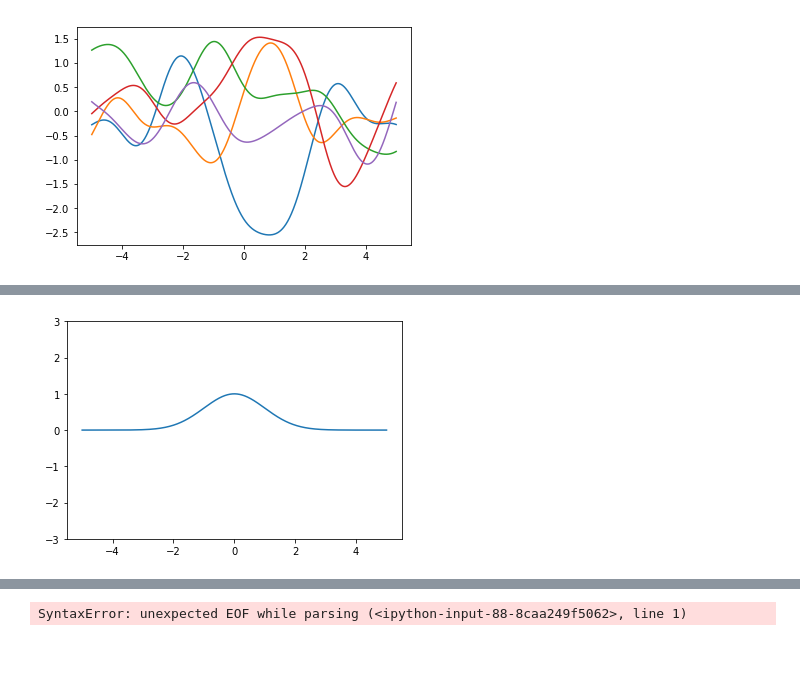
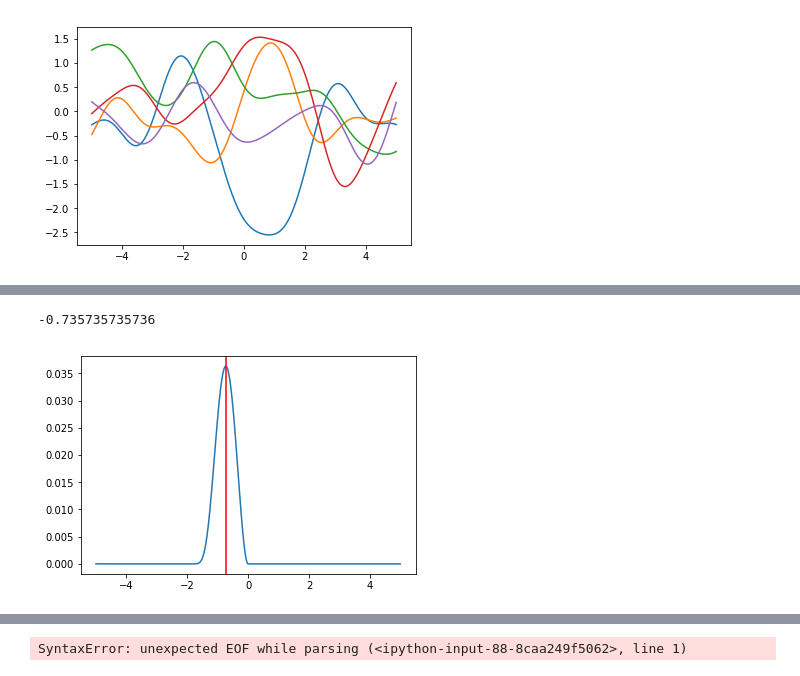
Before and after one commit to dgradovich/bopt, a Jupyter notebook: Bayesian Optimisation .ipynb, the cells around one changed output, grey strips where cells are left out. Drawn from its saved outputs; the diff is of its cells as text; code cells hidden in the pictures.

```diff
--- a/Bayesian Optimisation .ipynb
+++ b/Bayesian Optimisation .ipynb
@@ -274,9 +309,16 @@ plt.plot(cov.diagonal())
-# %%
-plt.plot(data, mean);
-plt.ylim(-3,3)
-plt.show()
-# %% [output]
-[figure, removed]
+# %%
+m = [max(0, f_min - mean[i]) for i in range(len(data))]
+acq_ = [(v*(((f_min - m)/np.sqrt(v))*norm.cdf((f_min - m)/np.sqrt(v)) + norm.pdf((f_min - m)/np.sqrt(v)))) for m,v in zip(mean, var)]
+largest_x = np.where(acq_ == max(acq_))[0][0]
+print(data[largest_x])
+
+
+plt.plot(data, acq_);
+plt.axvline(x = data[largest_x], c = 'r')
+plt.show()
+# %% [output]
+-0.735735735736
+[figure, added]
 # %%
 for i in range(30):
     mean, cov, post = noisy_posterior(squared_exponential_kernel, { "sd": 1., "lengthscale": -1.}, np.array([-2.5,0, 2.5]), 20, data, np.array([-.5,1, 0]))
```
Also changed, not shown: parts of 20 cells of this notebook.
